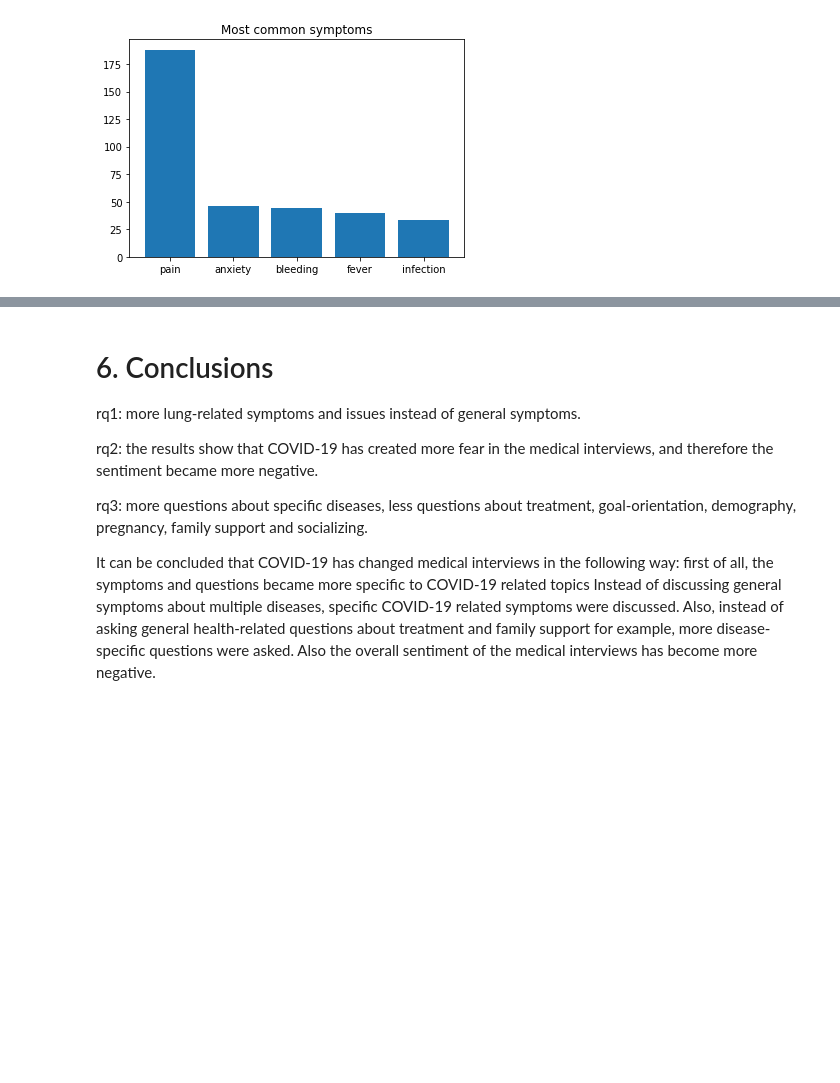
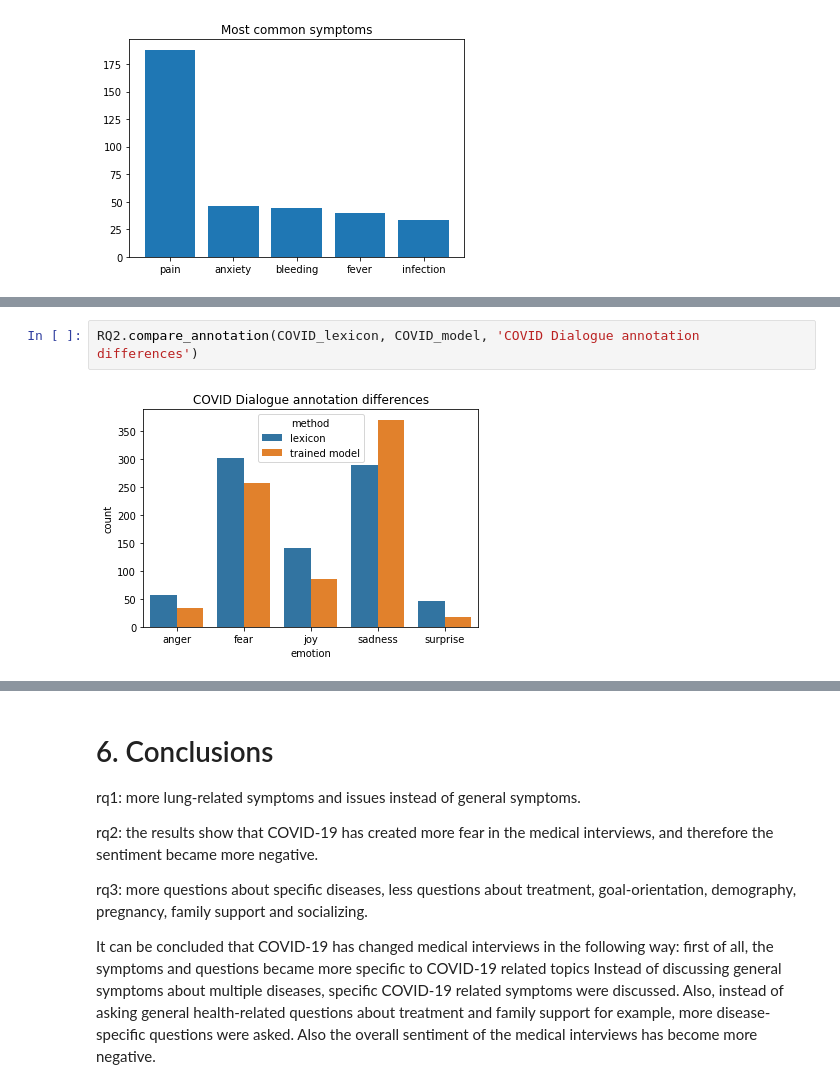
Before and after one commit to dilaratank/LSDP2021-Group2, a Jupyter notebook: LSPD-group2.ipynb, the cells around one changed output, grey strips where cells are left out. Cells and saved outputs as stored; diff of their text form; blank space fills up the shorter version.

```diff
--- a/LSPD-group2.ipynb
+++ b/LSPD-group2.ipynb
@@ -394,0 +649,4 @@ For future work in healthcare NLP it is important to have more data available. I
+# %%
+RQ2.compare_annotation(COVID_lexicon, COVID_model, 'COVID Dialogue annotation differences')
+# %% [output]
+[figure, added]
```
Also changed, not shown: parts of 39 cells of this notebook.
